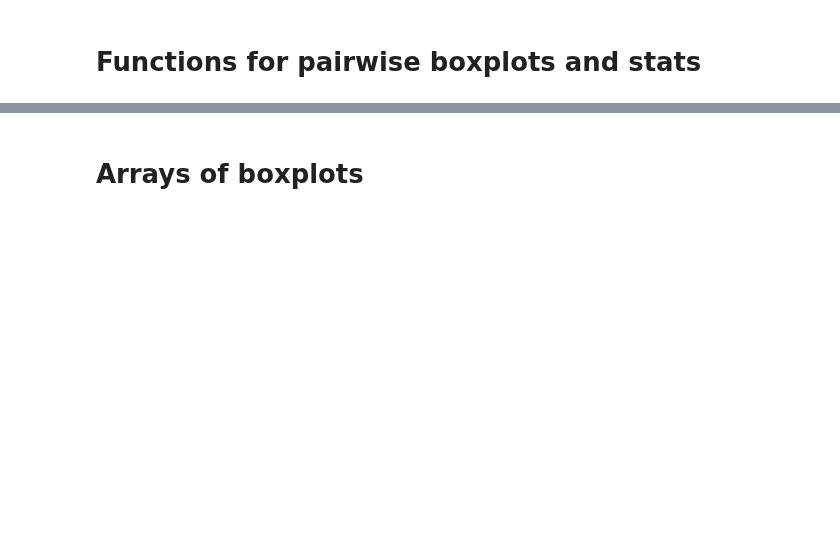
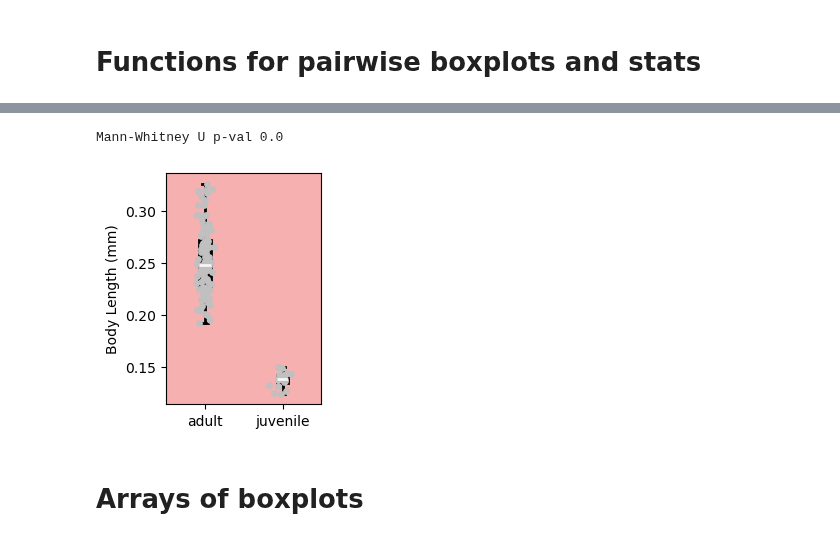
Before and after one commit to enwudz/gait, a Jupyter notebook: 06 Compare all the things.ipynb, the cells around one changed output, grey strips where cells are left out. Cells and saved outputs as stored; diff of their text form; code cells hidden in the pictures; blank space fills up the shorter version.

Commit message:
update notebooks with new data

```diff
--- a/06 Compare all the things.ipynb
+++ b/06 Compare all the things.ipynb
@@ -150,9 +152,13 @@ experimental = 'ramazzottius'
 # %%
 main_dir = '/Users/iwoods/OneDrive - Ithaca College/2024_movement_disorder_paper/'
 base_dir = '/Users/iwoods/Library/CloudStorage/OneDrive-IthacaCollege/2024_movement_disorder_paper/'
-folders_in_analysis = [base_dir + 'videos_babies/adults_28Nov',
-                       base_dir + 'videos_babies/babies_15Sep',
-                       base_dir + 'videos_babies/babies_Feb2024'
+folders_in_analysis = [base_dir + 'videos_babies/babies_Feb2024',
+                       base_dir + 'videos_exemplaris/iw_11Dec23_exemplaris_inverted',
+                       base_dir + 'videos_exemplaris/iw_18Jan24_exemplaris_inverted',
+                       base_dir + 'videos_exemplaris/iw_21Dec23_exemplaris_inverted',
+                       base_dir + 'videos_exemplaris/iw_9Nov23_exemplaris_inverted',
+                       base_dir + 'videos_exemplaris/iw_8Mar24_exemplaris_inverted',
+                       base_dir + 'videos_exemplaris/iw_misc_exemplaris'
 ]
 control = 'adult'
 experimental = 'juvenile'
@@ -205,0 +227,16 @@ path_summaries_df.head(5)
+# %%
+def updateTreatment(df):
+    treatments = df.treatment.values
+    for i in np.arange(len(treatments)):
+        if treatments[i] == 'unknown' or treatments[i] == 'exemplaris':
+            treatments[i] = 'adult'
+    df['treatment'] = treatments
+    return df
+
+if experimental == 'juvenile':
+    path_summaries_df = updateTreatment(path_summaries_df)
+    step_timing_df = updateTreatment(step_timing_df)
+    step_summaries_df = updateTreatment(step_summaries_df)
+    gait_summaries_df = updateTreatment(gait_summaries_df)
+    gait_styles_speeds_df = updateTreatment(gait_styles_speeds_df)
+print(gait_summaries_df.treatment.values)
@@ -574,3 +799,14 @@ plt.show()
+# %%
+col = 'Body Length (mm)'
+f,ax = plt.subplots(1,1,figsize=(2,3))
+ax, data_to_plot = compBoxPlot(ax,df,col)
+pval, test = pairwiseStats(data_to_plot)
+ax = facecolorPval(ax,pval)
+print(test, 'p-val', np.round(pval,7))
+plt.show()
+# %% [output]
+Mann-Whitney U p-val 0.0
+[figure, added]
 # %% [markdown]
 # Arrays of boxplots
 # %%
```
Also changed, not shown: parts of 46 cells of this notebook, 4 other files.
